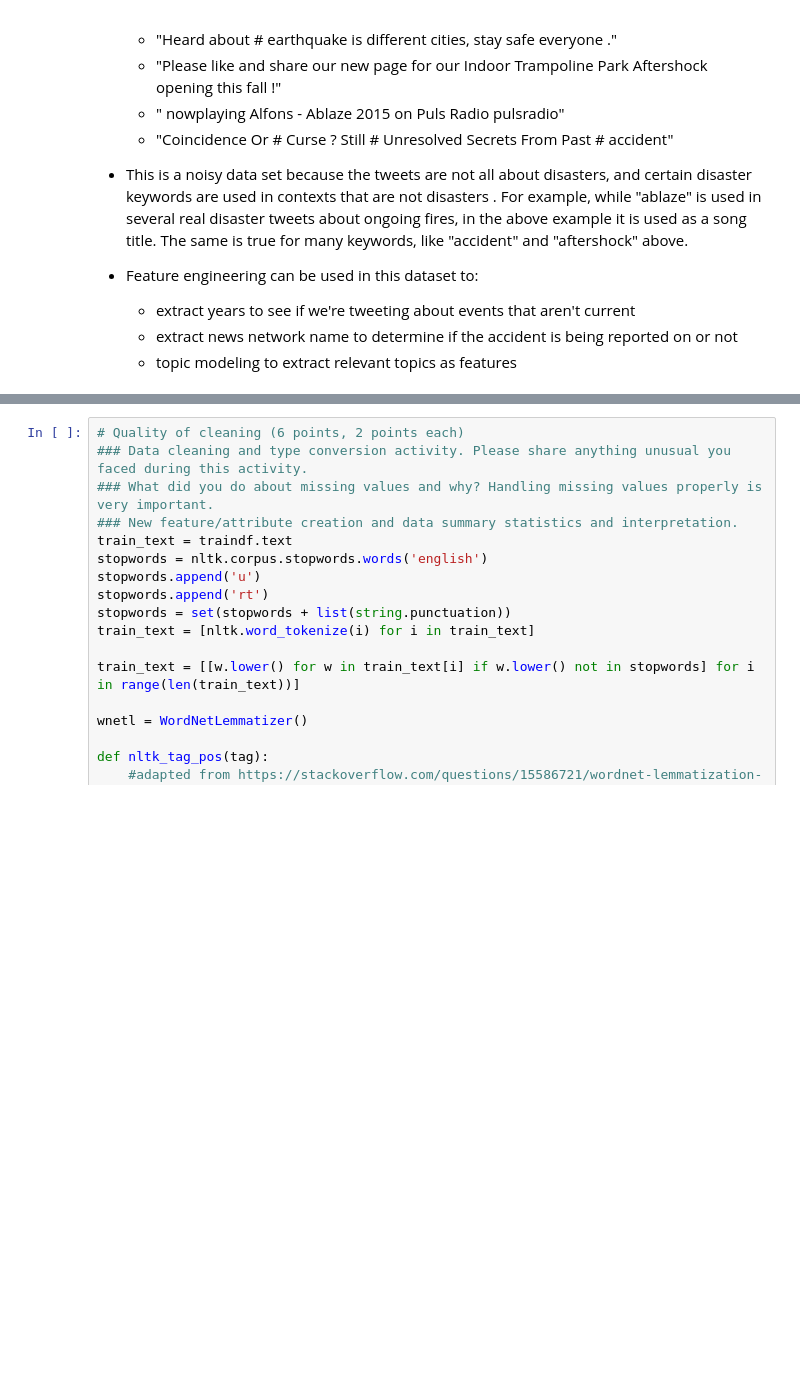
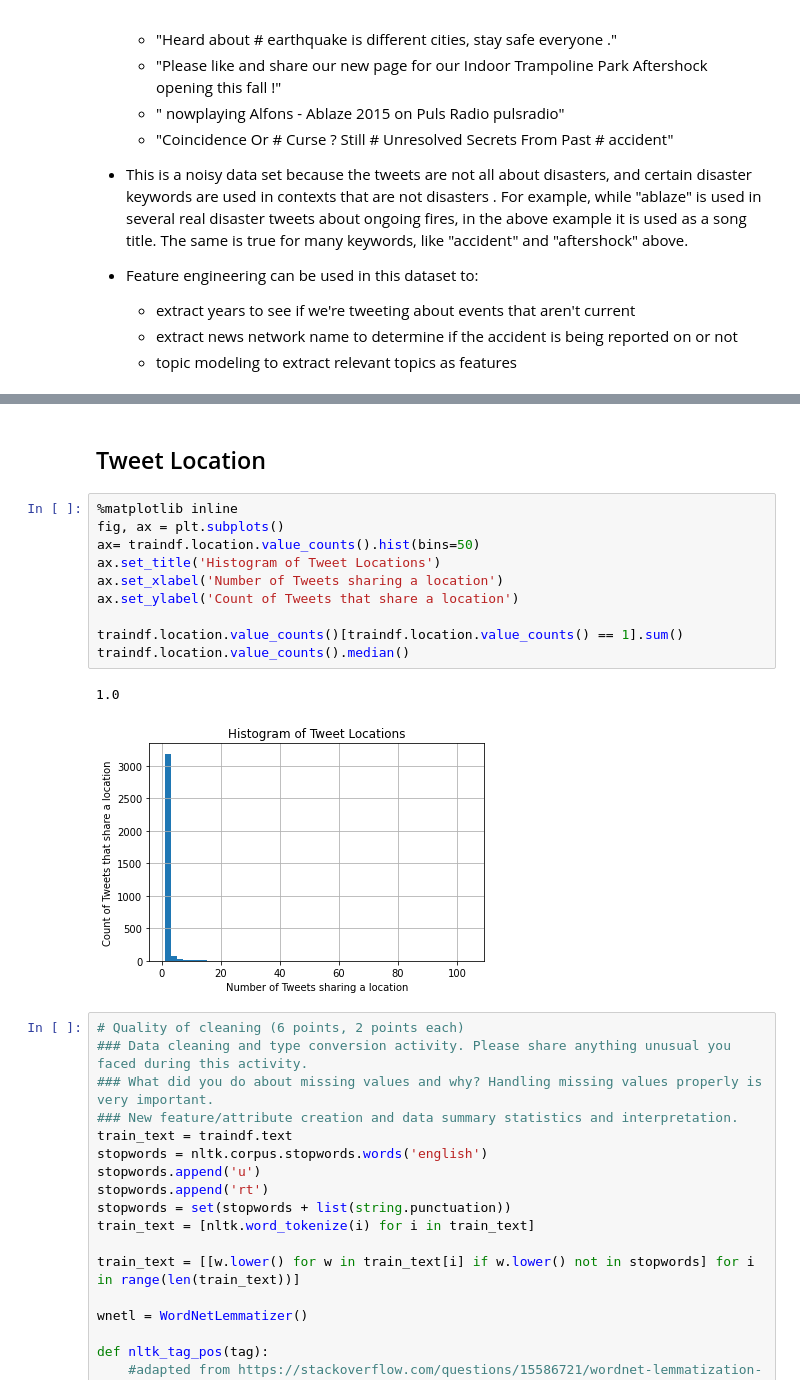
Before and after one commit to christesont/CS4447_FinalProject, a Jupyter notebook: Final_Project.ipynb, the cells around one changed output, grey strips where cells are left out. Cells and saved outputs as stored; diff of their text form; blank space fills up the shorter version.

```diff
--- a/Final_Project.ipynb
+++ b/Final_Project.ipynb
@@ -91,3 +79,18 @@ traindf['original_tweet_length'] = [len(w) for w in original_text]
+# %% [markdown]
+## Tweet Location
+# %%
+%matplotlib inline
+fig, ax = plt.subplots()
+ax= traindf.location.value_counts().hist(bins=50)
+ax.set_title('Histogram of Tweet Locations')
+ax.set_xlabel('Number of Tweets sharing a location')
+ax.set_ylabel('Count of Tweets that share a location')
+
+traindf.location.value_counts()[traindf.location.value_counts() == 1].sum()
+traindf.location.value_counts().median()
+# %% [output]
+1.0
+[figure, added]
 # %%
 # Quality of cleaning (6 points, 2 points each)
 ### Data cleaning and type conversion activity. Please share anything unusual you faced during this activity.
```
Also changed, not shown: parts of 3 cells of this notebook.
